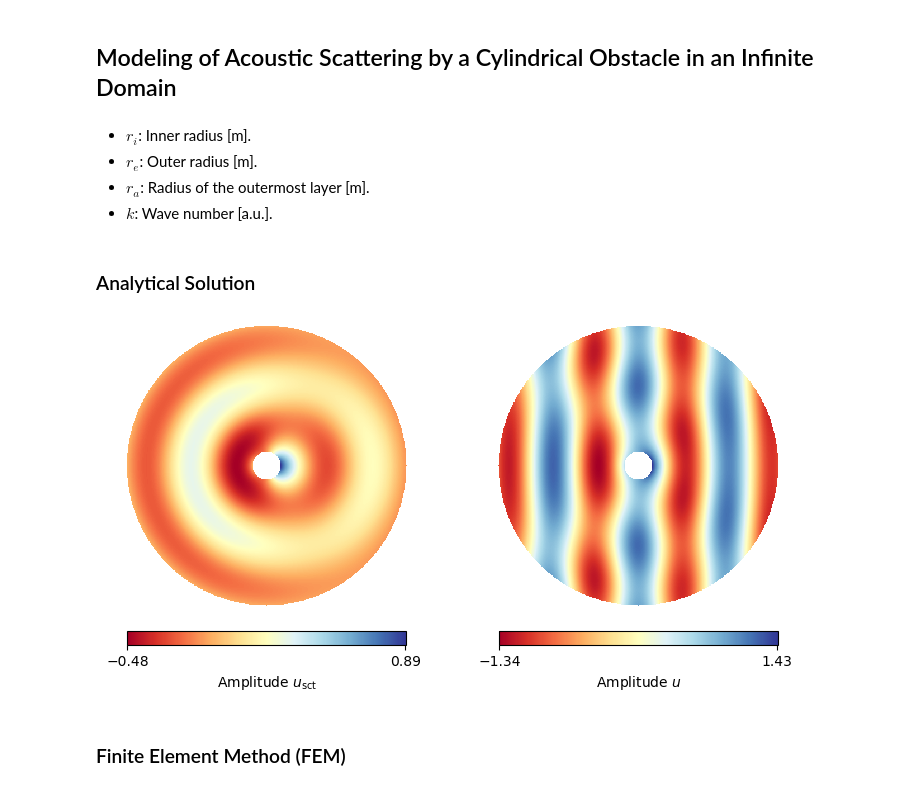
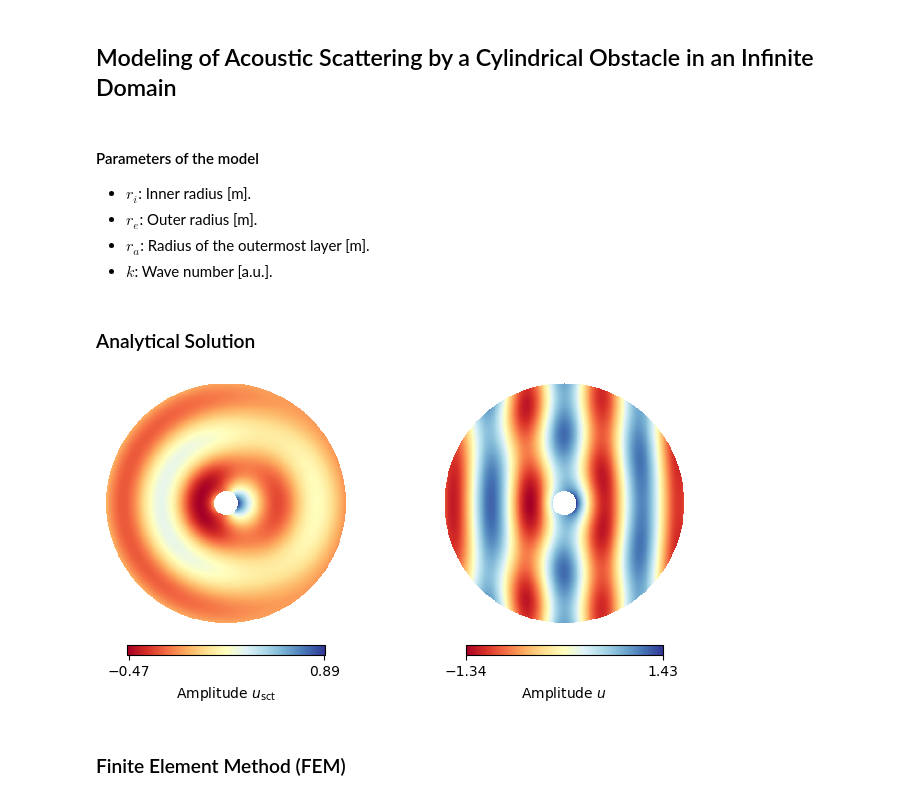
Before and after one commit to oscar-rincon/scattering-problem, a Jupyter notebook: main/analysis_scat_circ.ipynb, the cells around one changed output. Drawn from its saved outputs; the diff is of its cells as text; code cells hidden in the pictures.

```diff
--- a/main/analysis_scat_circ.ipynb
+++ b/main/analysis_scat_circ.ipynb
@@ -7,4 +15,6 @@ from scat_circ import u_exact_calc, plot_displacement_amplitude, plot_mesh, meas
 # %% [markdown]
+#### Parameters of the model
+
 - $ r_i$: Inner radius [m].
 - $ r_e$: Outer radius [m].
 - $ r_a$: Radius of the outermost layer [m].
@@ -24,16 +34,15 @@ R_exact = np.sqrt(X_exact**2 + Y_exact**2)
 Theta_exact = np.arctan2(Y_exact, X_exact)
 
 # Calculate the displacement
-u_scn_amp_exact, u_amp_exact = u_exact_calc(R_exact, Theta_exact, r_i, k)  # Calculate the displacement
-
-# Mask out regions where r < r_i (inside the circle with radius r_i) and r > r_e (outside the circle with radius r_e)
-u_scn_amp_exact = -np.ma.masked_where((R_exact < r_i) | (R_exact > r_e), u_scn_amp_exact)
-u_amp_exact = -np.ma.masked_where((R_exact < r_i) | (R_exact > r_e), u_amp_exact)
-
-# Plot the displacement amplitude
-plot_displacement_amplitude(X_exact, Y_exact, u_scn_amp_exact, u_amp_exact)
+u_scn_amp_exact, u_amp_exact = u_exact_calc(R_exact, Theta_exact, r_i, k, nmax=None)  # Calculate the displacement
-# %% [output]
-[figure, removed]
+# %%
+# Mask the displacement
+u_amp_exact, u_scn_amp_exact = mask_displacement(R_exact, r_i, r_e, u_amp_exact, u_scn_amp_exact)
+
+# Plot the displacement amplitude
+plot_displacement_amplitude(X_exact, Y_exact, u_scn_amp_exact, u_amp_exact)
+# %% [output]
+[figure, added]
 # %% [markdown]
 ### Finite Element Method (FEM)
 # %% [markdown]
```
Also changed, not shown: parts of 7 cells of this notebook, 1 other file.
